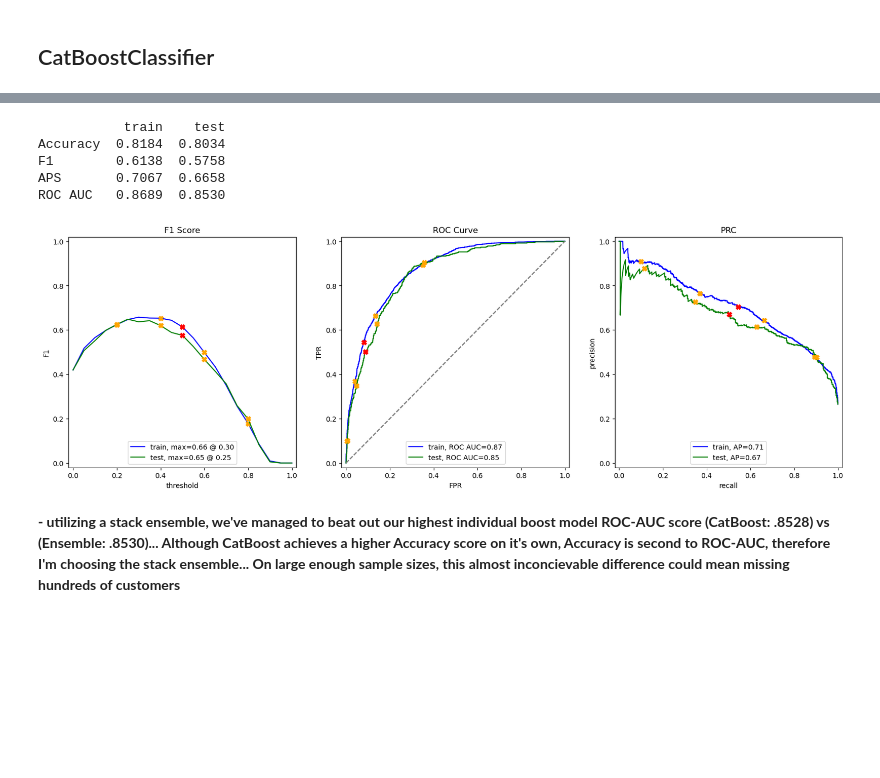
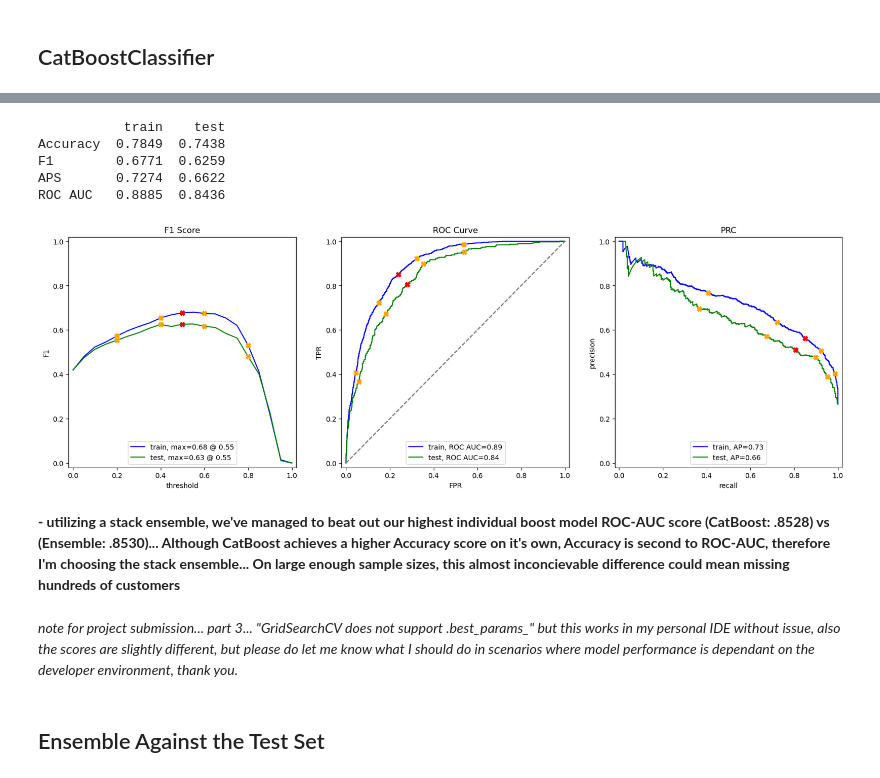
Before and after one commit to avonmims/101010.ds, a Jupyter notebook: School-Projects/Sprint-17-Final-Project/s17_solution.ipynb, the cells around one changed output, grey strips where cells are left out. Cells and saved outputs as stored; diff of their text form; code cells hidden in the pictures; blank space fills up the shorter version.

```diff
--- a/School-Projects/Sprint-17-Final-Project/s17_solution.ipynb
+++ b/School-Projects/Sprint-17-Final-Project/s17_solution.ipynb
@@ -403,8 +484,8 @@ def evaluate_model(model, train_features, train_target, test_features, test_targ
 # %%
     #!! establishing baseline model (Dummy Classifier)
 dummy_model = DummyClassifier(strategy='most_frequent', random_state=777)
-dummy_model.fit(features_train, target_train)
+dummy_model.fit(train_features, train_target)
 
-evaluate_model(dummy_model, features_train, target_train, features_test, target_test)
+evaluate_model(dummy_model, train_features, train_target, valid_features, valid_target)
 # %% [output]
            train    test
@@ -419,9 +500,11 @@ ROC AUC   0.5000  0.5000
 ## LogisticRegression
 # %%
     #!! logistic regression model with balanced class weights
+warnings.filterwarnings('ignore')
 log_model = LogisticRegression(class_weight='balanced', random_state=777)
-log_model.fit(features_train, target_train)
+log_model.fit(train_features, train_target)
+warnings.filterwarnings('default')
 
-evaluate_model(log_model, features_train, target_train, features_test, target_test)
+evaluate_model(log_model, train_features, train_target, valid_features, valid_target)
 # %% [output]
            train    test
@@ -553,6 +637,7 @@ cbc_params = {
     'loss_function': ['Logloss', 'CrossEntropy'],
     'iterations': [50, 100, 200],
     'depth': [4, 6, 8],
+    'class_weights': [None, [1, 2.768]],
 }
 
 cbc_grid = GridSearchCV(
@@ -563,17 +648,22 @@ cbc_grid = GridSearchCV(
     n_jobs=-1
 )
 
-cbc_grid.fit(features_train, target_train)
+warnings.filterwarnings('ignore')
+cbc_grid.fit(train_features, train_target)
 print('Best parameters:', cbc_grid.best_params_)
 print('Best ROC-AUC:', cbc_grid.best_score_)
 
-#cbc_model = CatBoostClassifier(verbose=0, random_state=777, loss_function='Logloss', iterations=100)
-#cbc_model.fit(features_train, target_train)
+evaluate_model(cbc_grid.best_estimator_, train_features, train_target, valid_features, valid_target)
+warnings.filterwarnings('default')
 
 important = cbc_grid.best_estimator_.get_feature_importance()
-names = features_train.columns
+names = train_features.columns
 important_features = pd.DataFrame({'feature': names, 'importance': important}).sort_values(by='importance', ascending=False)
 display(important_features.head(30))
 
-evaluate_model(cbc_grid.best_estimator_, features_train, target_train, features_test, target_test)
+#cbc_model = CatBoostClassifier(verbose=0, random_state=777, depth=4, class_weights=[1, 2.768],
+#                               iterations=200, loss_function='Logloss')
+#cbc_model.fit(features_train, target_train)
+
+#evaluate_model(cbc_model, train_features, train_target, valid_features, valid_target)
 # %% [output]
@@ -609,23 +701,36 @@ ROC AUC   0.8616  0.8528
 # %%
 ensemble = VotingClassifier([
     ('xgb', XGBClassifier(eval_metric='auc', random_state=777,
                            n_estimators=xgb_grid.best_params_['n_estimators'],
                            max_depth=xgb_grid.best_params_['max_depth'],
-                           learning_rate=xgb_grid.best_params_['learning_rate'])),
+                           learning_rate=xgb_grid.best_params_['learning_rate'],
+                           scale_pos_weight=xgb_grid.best_params_['scale_pos_weight'])),
     ('cbc', CatBoostClassifier(verbose=0, random_state=777,
                                loss_function=cbc_grid.best_params_['loss_function'],
                                iterations=cbc_grid.best_params_['iterations'],
-                               depth=cbc_grid.best_params_['depth']))
+                               depth=cbc_grid.best_params_['depth'],
+                               class_weights=cbc_grid.best_params_['class_weights']))
 ], voting='soft')
 
-ensemble.fit(features_train, target_train)
-evaluate_model(ensemble, features_train, target_train, features_test, target_test)
+#ensemble = VotingClassifier([
+#    ('xgb', XGBClassifier(eval_metric='auc', random_state=777, n_estimators=50,
+#                          max_depth=4, learning_rate=0.1, scale_pos_weight=2.768)),
+#    ('cbc', CatBoostClassifier(verbose=0, random_state=777, class_weights=[1, 2.768],
+#                                depth=4, iterations=200, loss_function='Logloss'))
+#], voting='soft')
+
+ensemble.fit(train_features, train_target)
+evaluate_model(ensemble, train_features, train_target, valid_features, valid_target)
 # %% [output]
            train    test
-Accuracy  0.8184  0.8034
-F1        0.6138  0.5758
-APS       0.7067  0.6658
-ROC AUC   0.8689  0.8530
+Accuracy  0.7849  0.7438
+F1        0.6771  0.6259
+APS       0.7274  0.6622
+ROC AUC   0.8885  0.8436
-[figure, old version]
+[figure, new version]
 # %% [markdown]
 **- utilizing a stack ensemble, we've managed to beat out our highest individual boost model ROC-AUC score (CatBoost: .8528) vs (Ensemble: .8530)... Although CatBoost achieves a higher Accuracy score on it's own, Accuracy is second to ROC-AUC, therefore I'm choosing the stack ensemble... On large enough sample sizes, this almost inconcievable difference could mean missing hundreds of customers**
+# %% [markdown]
+*note for project submission... part 3... "GridSearchCV does not support .best_params_" but this works in my personal IDE without issue, also the scores are slightly different, but please do let me know what I should do in scenarios where model performance is dependant on the developer environment, thank you.*
+# %% [markdown]
+## Ensemble Against the Test Set
```
Also changed, not shown: parts of 39 cells of this notebook, 4 other files.
